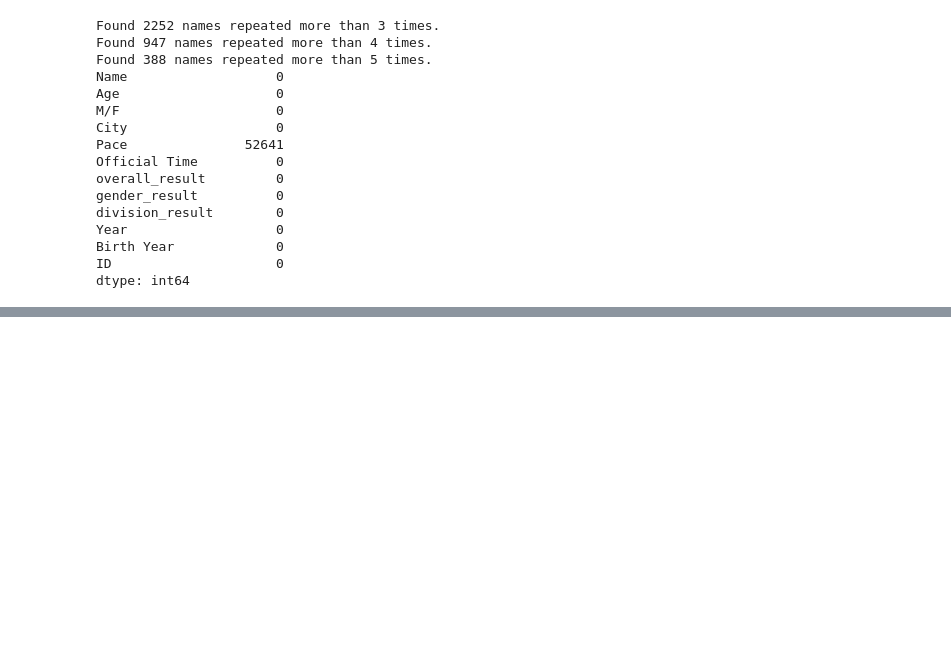
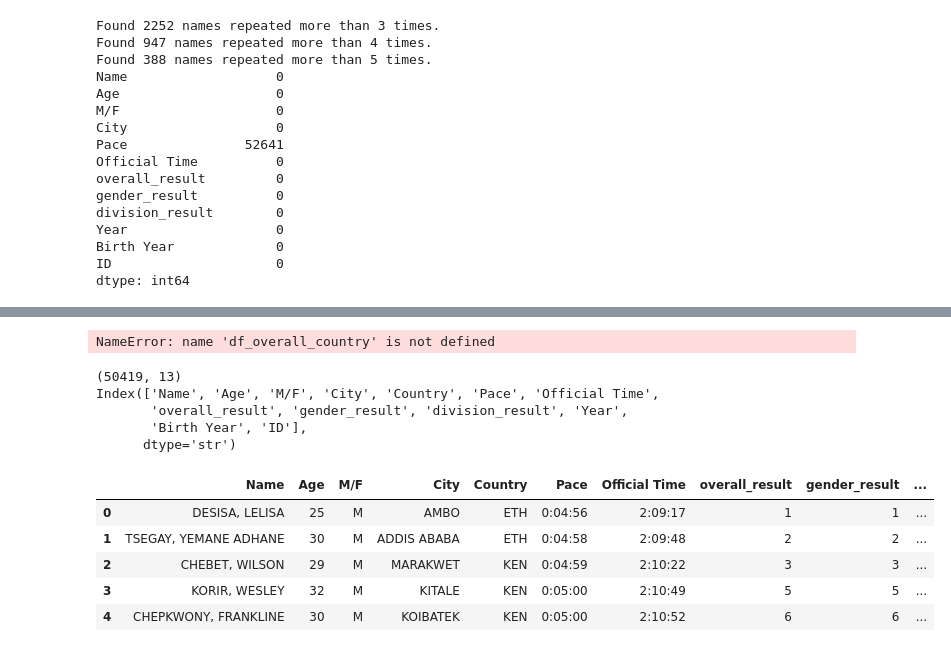
Before and after one commit to Liliu000/BayesianProject, a Jupyter notebook: check_datasets.ipynb, the cells around one changed output, grey strips where cells are left out. Drawn from its saved outputs; the diff is of its cells as text; code cells hidden in the pictures; blank space fills up the shorter version.

```diff
--- a/check_datasets.ipynb
+++ b/check_datasets.ipynb
@@ -557,0 +650,25 @@ dfall_overall.to_csv("data/dfall_overall.csv", index=False)
+# %%
+df_repeated_id = df_overall_country[df_overall_country.duplicated(subset=['ID'], keep=False)]
+print(df_repeated_id.shape)
+df_repeated_id.head()
+df_repeated_id.to_csv("data/repeated_ids.csv", index=False)
+#df_repeated_id_country= df_repeated_id[]
+# %% [output]
+NameError: name 'df_overall_country' is not defined
+# %%
+df_repeated_id = pd.read_csv("data/repeated_ids.csv")
+print(df_repeated_id.shape)
+print(df_repeated_id.columns)
+df_repeated_id.head()
+# %% [output]
+(50419, 13)
+Index(['Name', 'Age', 'M/F', 'City', 'Country', 'Pace', 'Official Time',
+       'overall_result', 'gender_result', 'division_result', 'Year',
+       'Birth Year', 'ID'],
+      dtype='str')
+|  | Name | Age | M/F | City | Country | Pace | Official Time | overall_result | gender_result | ... |
+| 0 | DESISA, LELISA | 25 | M | AMBO | ETH | 0:04:56 | 2:09:17 | 1 | 1 | ... |
+| 1 | TSEGAY, YEMANE ADHANE | 30 | M | ADDIS ABABA | ETH | 0:04:58 | 2:09:48 | 2 | 2 | ... |
+| 2 | CHEBET, WILSON | 29 | M | MARAKWET | KEN | 0:04:59 | 2:10:22 | 3 | 3 | ... |
+| 3 | KORIR, WESLEY | 32 | M | KITALE | KEN | 0:05:00 | 2:10:49 | 5 | 5 | ... |
+| 4 | CHEPKWONY, FRANKLINE | 30 | M | KOIBATEK | KEN | 0:05:00 | 2:10:52 | 6 | 6 | ... |
```
Also changed, not shown: parts of 14 cells of this notebook, 9 other files.
